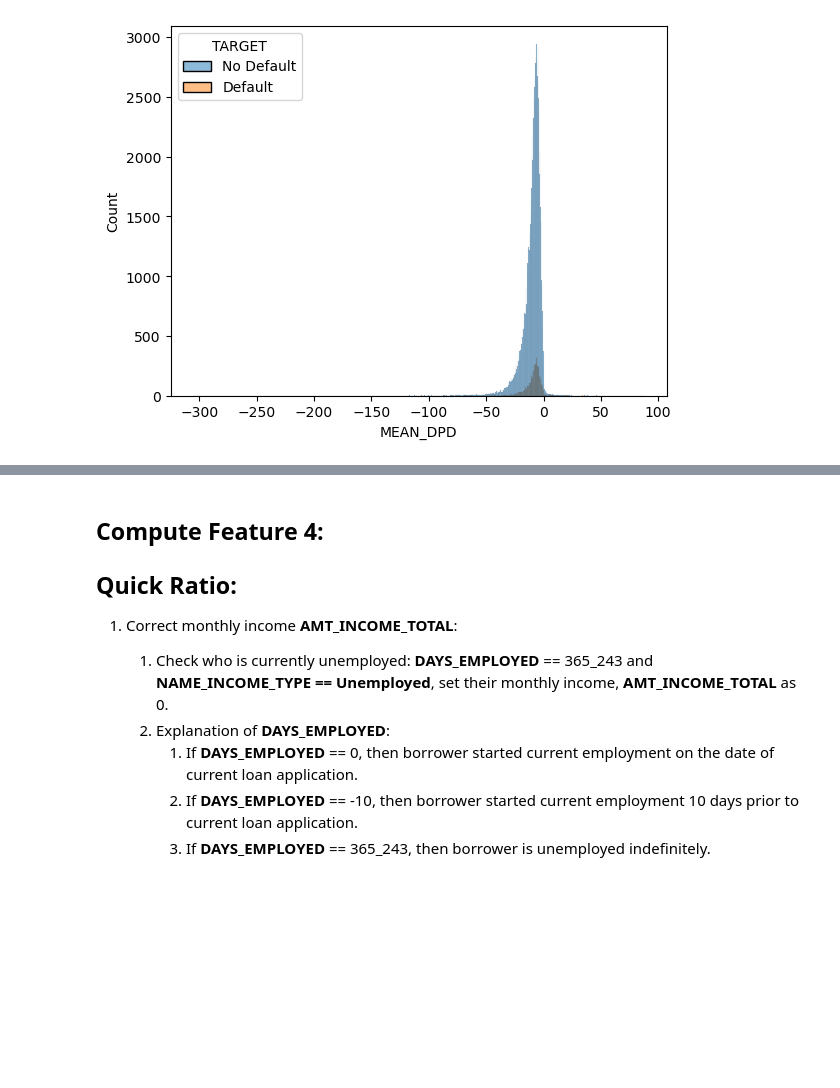
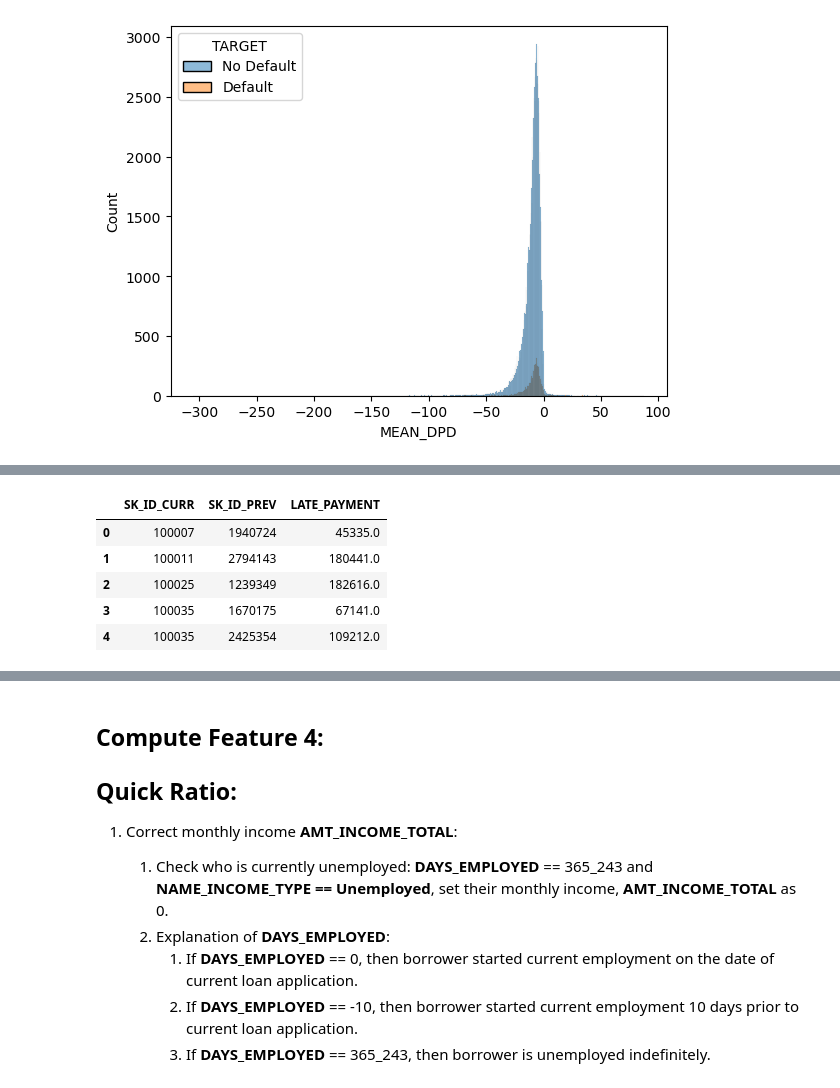
Before and after one commit to HoWeiChin/GA_Capstone, a Jupyter notebook: extracting-instalment-payment-features.ipynb, the cells around one changed output, grey strips where cells are left out. Saved outputs shown, nothing was run; the diff lists cells and outputs as text; code cells hidden in the pictures; blank space fills up the shorter version.

```diff
--- a/extracting-instalment-payment-features.ipynb
+++ b/extracting-instalment-payment-features.ipynb
@@ -264,0 +204,14 @@ combined.head()
+# %%
+sum_late_pmt = late_partial_payments \
+                .groupby(['SK_ID_CURR', 'SK_ID_PREV'])['AMT_PAYMENT'] \
+                .sum() \
+                .reset_index() \
+                .rename({'AMT_PAYMENT': 'LATE_PAYMENT'}, axis=1)
+sum_late_pmt.head()
+# %% [output]
+|  | SK_ID_CURR | SK_ID_PREV | LATE_PAYMENT |
+| 0 | 100007 | 1940724 | 45335.0 |
+| 1 | 100011 | 2794143 | 180441.0 |
+| 2 | 100025 | 1239349 | 182616.0 |
+| 3 | 100035 | 1670175 | 67141.0 |
+| 4 | 100035 | 2425354 | 109212.0 |
```
Also changed, not shown: parts of 44 cells of this notebook.
